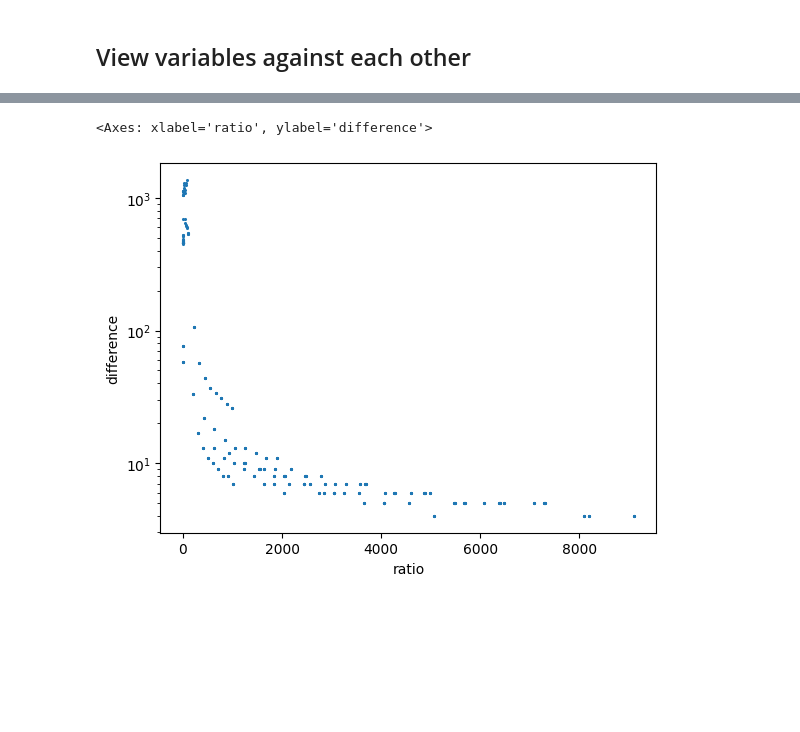
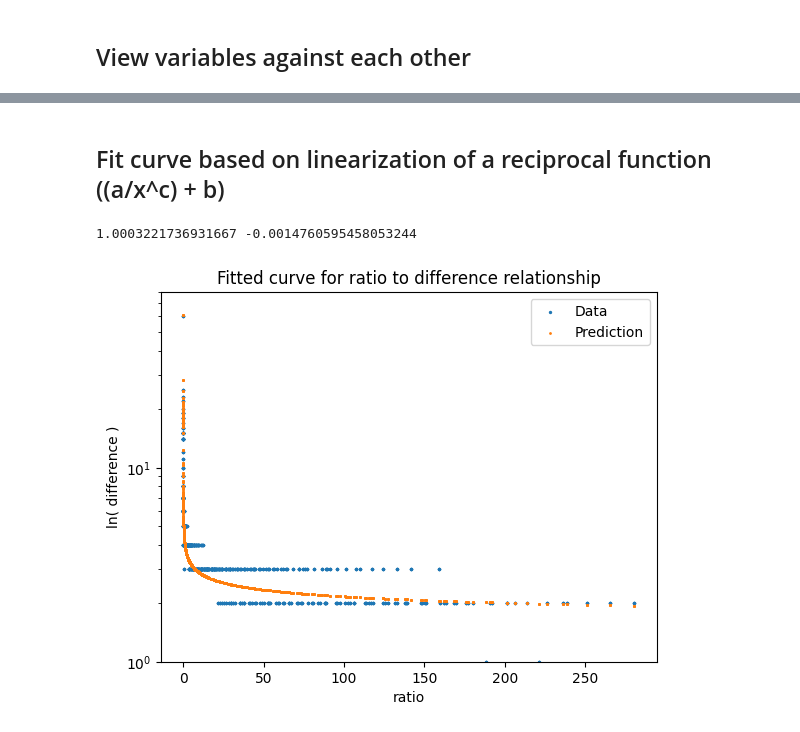
Before and after one commit to PacificBird/InsectPhenologyCaptureSim, a Jupyter notebook: multi_analysis.ipynb, the cells around one changed output, grey strips where cells are left out. Drawn from its saved outputs; the diff is of its cells as text; code cells hidden in the pictures; blank space fills up the shorter version.

```diff
--- a/multi_analysis.ipynb
+++ b/multi_analysis.ipynb
@@ -45,5 +47,37 @@ capture_df.plot.scatter(4, 0, 1.5, logy=False)
-# %%
-capture_df.plot.scatter(1, 0, 1.5, logy=True)
-# %% [output]
-<Axes: xlabel='ratio', ylabel='difference'>
-[figure, removed]
+# %% [markdown]
+## Fit curve based on linearization of a reciprocal function ((a/x^c) + b)
+# %%
+from scipy.optimize import curve_fit
+
+def func(x, a, b, c):
+    ''' inverse of reciprocal function to fit based on linearity '''
+    return np.power(np.multiply(np.reciprocal(np.subtract(x, b)), a), 1 / c)
+
+a = 3.024
+b = 0.965
+c = 0.2
+y = capture_df.difference
+y_linear = func(capture_df.difference, a, b, c)
+x = capture_df.ratio
+
+p, res, _, _, _ = np.polyfit(x, y_linear, 1, full=True, w=np.log(y))
+# x = np.log2(capture_df.ratio)
+
+# popt, pcov = curve_fit(func, x, y, [50, 0.5, 0.3], maxfev=10_000)
+
+fitted_x = np.linspace(x.min(), x.max(),1000)
+fitted_y = np.add(np.multiply(np.reciprocal(np.power(x, c)), a), b)
+
+ax = plt.axes()
+ax.scatter(x, y, label='Data', s=2)
+ax.scatter(x, fitted_y, label='Prediction', s=1)
+ax.set_title('Fitted curve for ratio to difference relationship')
+ax.set_ylabel('ln( difference )')
+ax.set_yscale('log') # view in log to emphasize small differences
+ax.set_ylim(1, 80)
+ax.set_xlabel('ratio')
+ax.legend()
+print(*p) # adjust a, b, and c based on how close these values are to a y=x curve
+# %% [output]
+1.0003221736931667 -0.0014760595458053244
+[figure, added]
```
Also changed, not shown: parts of 17 cells of this notebook, 3 other files.
